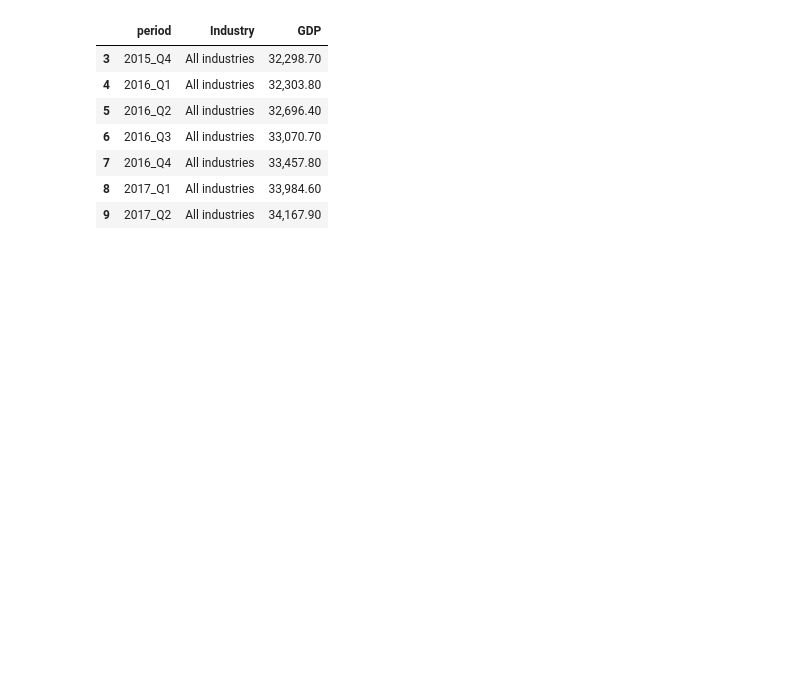
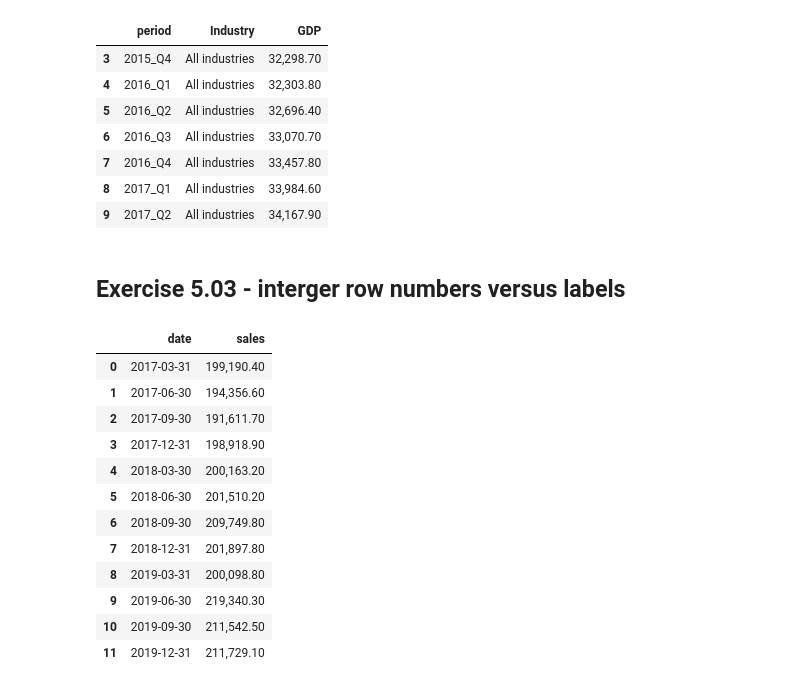
Before and after one commit to mlhudson1/CIDM4310-70_Pandas, a Jupyter notebook: Chapter5.ipynb, the cells around one changed output. Saved outputs shown, nothing was run; the diff lists cells and outputs as text; code cells hidden in the pictures; blank space fills up the shorter version.

Commit message:
Ch.5 - Exercise 5.03 - integer row numbers versus labels

```diff
--- a/Chapter5.ipynb
+++ b/Chapter5.ipynb
@@ -474,3 +474,22 @@ GDP_by_industry[3:10]
 | 7 | 2016_Q4 | All industries | 33,457.80 |
 | 8 | 2017_Q1 | All industries | 33,984.60 |
 | 9 | 2017_Q2 | All industries | 34,167.90 |
+# %% [markdown]
+## Exercise 5.03 - interger row numbers versus labels
+# %%
+sales_data=pd.DataFrame({'date':['2017-03-31','2017-06-30','2017-09-30', '2017-12-31', '2018-03-30', '2018-06-30', '2018-09-30', '2018-12-31','2019-03-31','2019-06-30', '2019-09-30','2019-12-31'], 'sales': [199190.4, 194356.6, 191611.7, 198918.9, 200163.2, 201510.2, 209749.8, 201897.8, 200098.8, 219340.3, 211542.5, 211729.1]})
+sales_data
+# %% [output]
+|  | date | sales |
+| 0 | 2017-03-31 | 199,190.40 |
+| 1 | 2017-06-30 | 194,356.60 |
+| 2 | 2017-09-30 | 191,611.70 |
+| 3 | 2017-12-31 | 198,918.90 |
+| 4 | 2018-03-30 | 200,163.20 |
+| 5 | 2018-06-30 | 201,510.20 |
+| 6 | 2018-09-30 | 209,749.80 |
+| 7 | 2018-12-31 | 201,897.80 |
+| 8 | 2019-03-31 | 200,098.80 |
+| 9 | 2019-06-30 | 219,340.30 |
+| 10 | 2019-09-30 | 211,542.50 |
+| 11 | 2019-12-31 | 211,729.10 |
```
Also changed, not shown: parts of 3 cells of this notebook.
